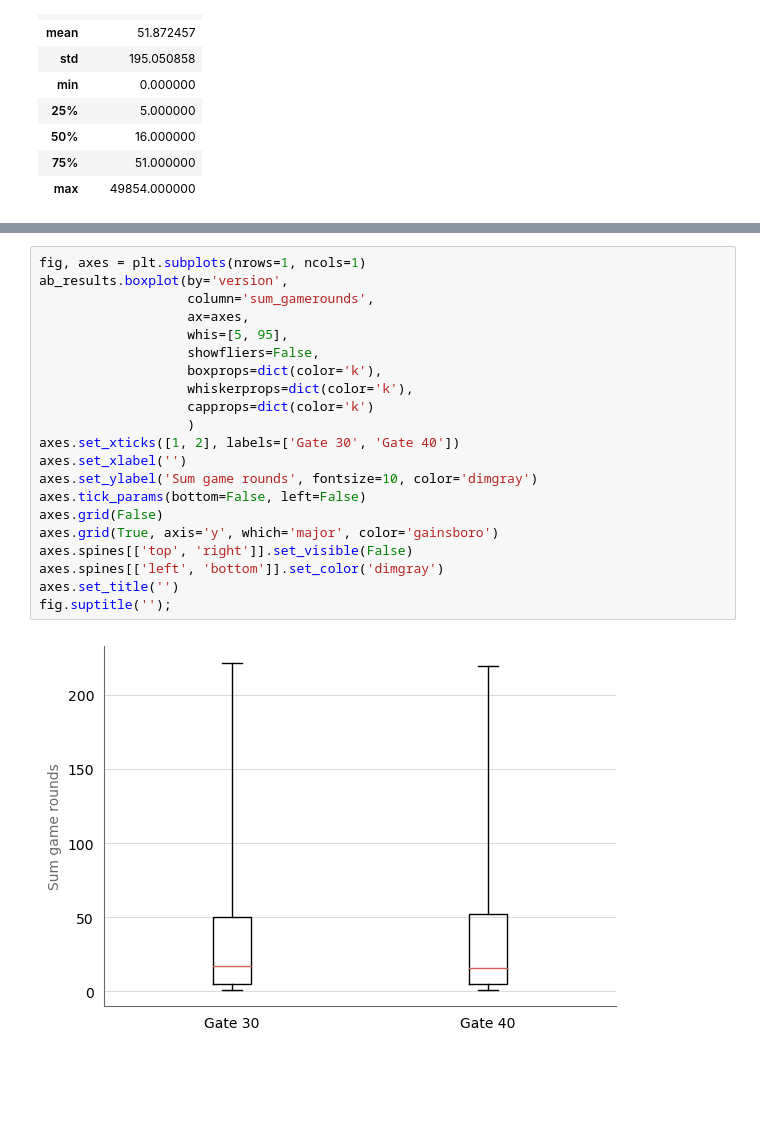
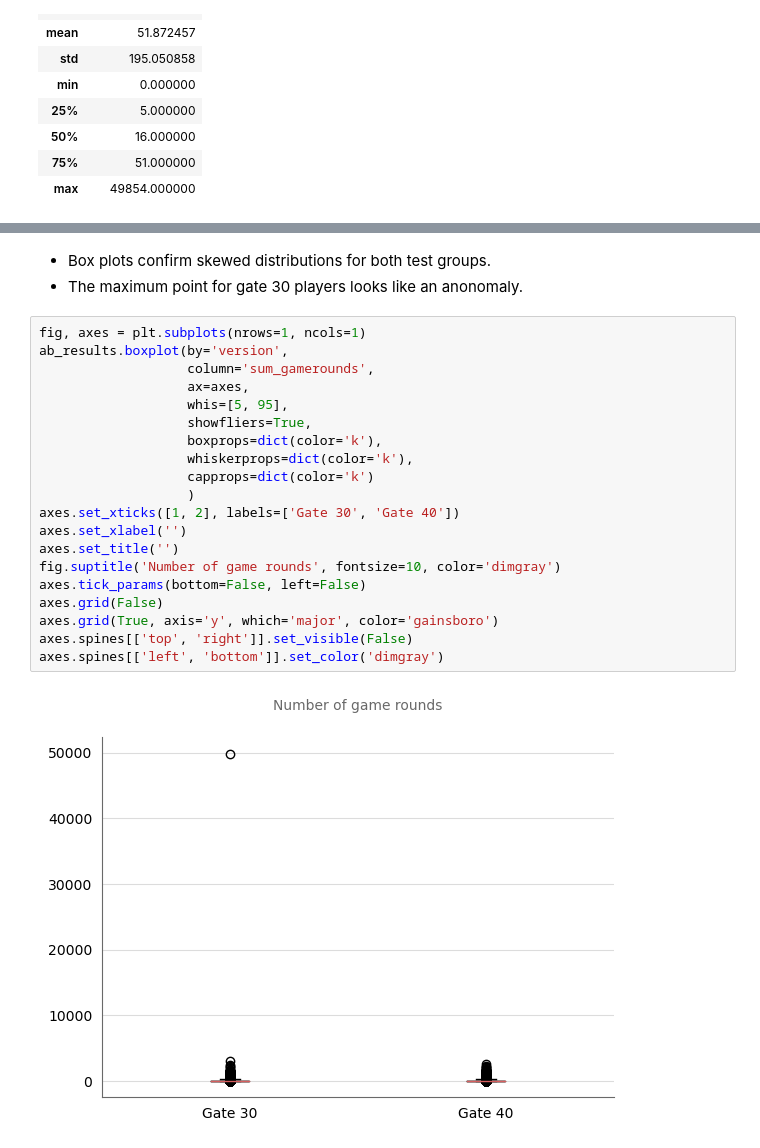
Before and after one commit to earth1987/ab-testing-cookie-cats, a Jupyter notebook: notebooks/ab_test.ipynb, the cells around one changed output, grey strips where cells are left out. Cells and saved outputs as stored; diff of their text form; blank space fills up the shorter version.

```diff
--- a/notebooks/ab_test.ipynb
+++ b/notebooks/ab_test.ipynb
@@ -165,23 +162,25 @@ axes[0].set_ylabel('Count', color='dimgray');
+# %% [markdown]
+* Box plots confirm skewed distributions for both test groups.
+* The maximum point for gate 30 players looks like an anonomaly.
 # %%
 fig, axes = plt.subplots(nrows=1, ncols=1)
 ab_results.boxplot(by='version',
                    column='sum_gamerounds',
                    ax=axes,
                    whis=[5, 95],
-                   showfliers=False,
+                   showfliers=True,
                    boxprops=dict(color='k'),
                    whiskerprops=dict(color='k'),
                    capprops=dict(color='k')
                    )
 axes.set_xticks([1, 2], labels=['Gate 30', 'Gate 40'])
 axes.set_xlabel('')
-axes.set_ylabel('Sum game rounds', fontsize=10, color='dimgray')
+axes.set_title('')
+fig.suptitle('Number of game rounds', fontsize=10, color='dimgray')
 axes.tick_params(bottom=False, left=False)
 axes.grid(False)
 axes.grid(True, axis='y', which='major', color='gainsboro')
 axes.spines[['top', 'right']].set_visible(False)
 axes.spines[['left', 'bottom']].set_color('dimgray')
-axes.set_title('')
-fig.suptitle('');
 # %% [output]
-[figure, old version]
+[figure, new version]
```
Also changed, not shown: parts of 61 cells of this notebook.
